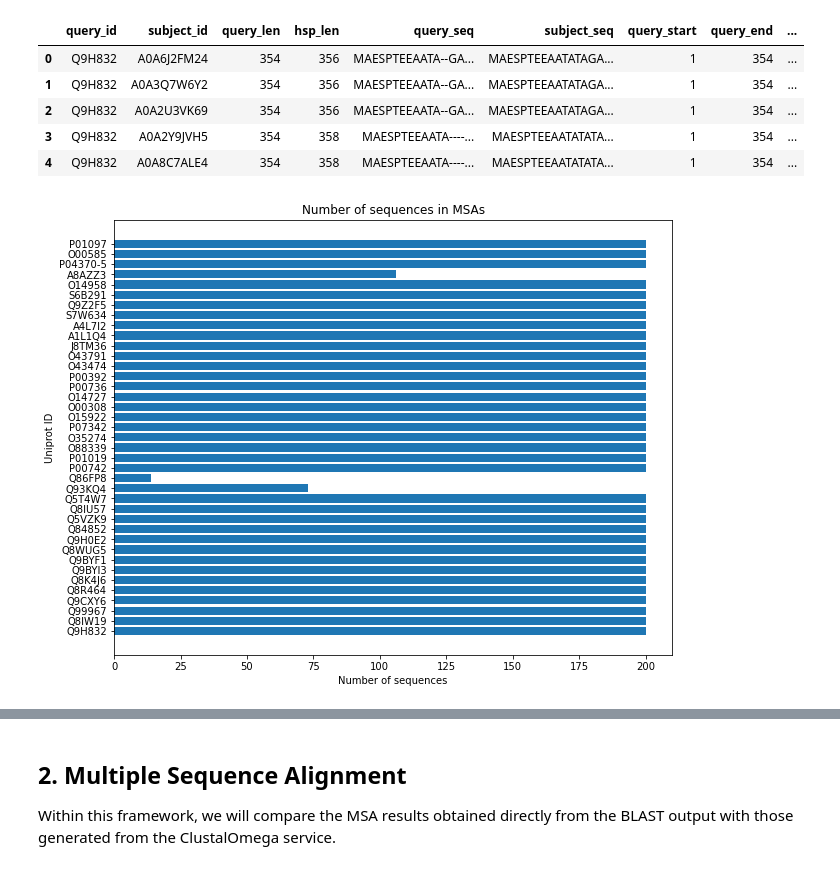
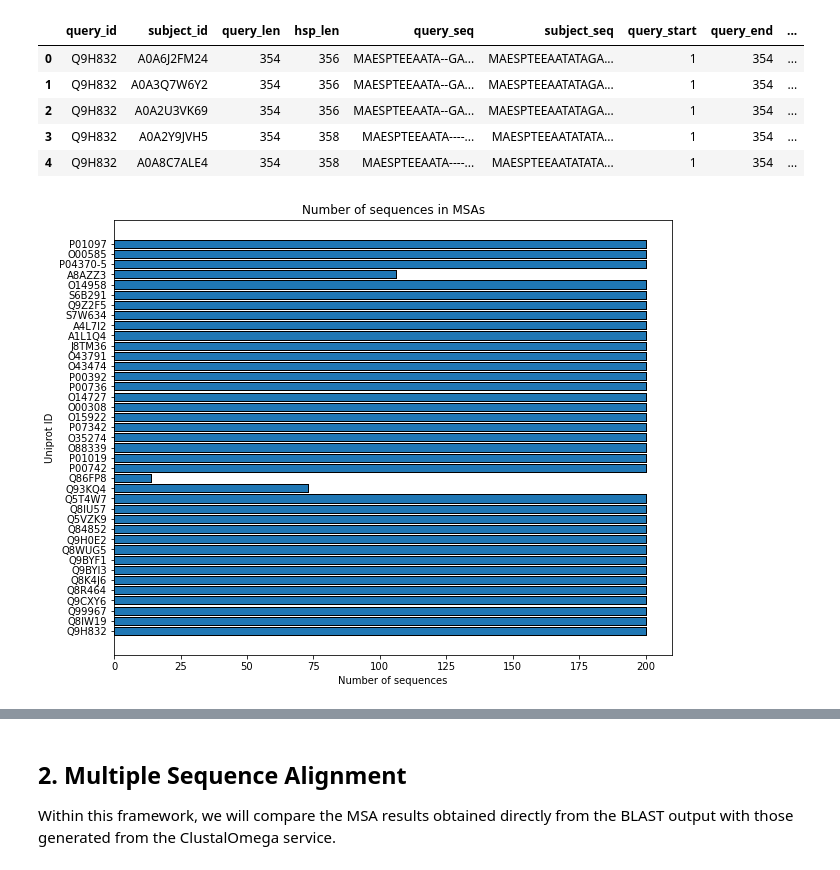
Before and after one commit to AlyaHarvelle/HMMER, a Jupyter notebook: msa_analysis.ipynb, the cells around one changed output, grey strips where cells are left out. Saved outputs shown, nothing was run; the diff lists cells and outputs as text; code cells hidden in the pictures.

```diff
--- a/msa_analysis.ipynb
+++ b/msa_analysis.ipynb
@@ -33,13 +33,13 @@ The number of rows with the disordered regions: 7393
 # %%
 # Plot the number of sequences in each MSA
 figure(figsize=(10, 8))
-plt.barh(disordered_df['query_id'], disordered_df['count'])
+plt.barh(disordered_df['query_id'], disordered_df['count'], edgecolor='black')
 plt.xlabel('Number of sequences')
 plt.ylabel('Uniprot ID')
 plt.title('Number of sequences in MSAs')
 plt.show()
 # %% [output]
-[figure, old version]
+[figure, new version]
 # %%
 # Select only the information from the disordered dataframe
 cur_filt = curated_disprot_df[curated_disprot_df['acc'].isin(disordered_df['query_id'])]
```
Also changed, not shown: parts of 6 cells of this notebook, 4 other files.
